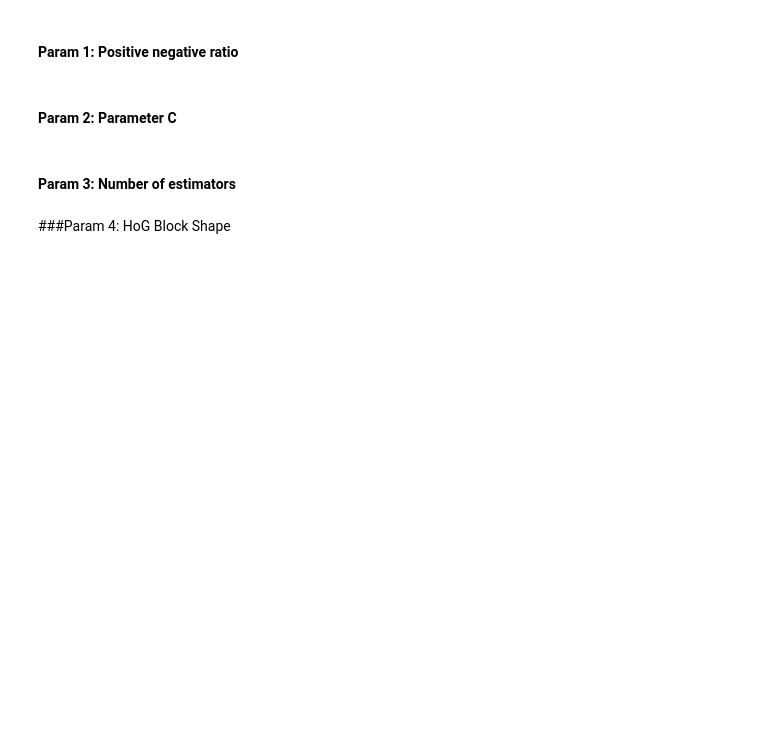
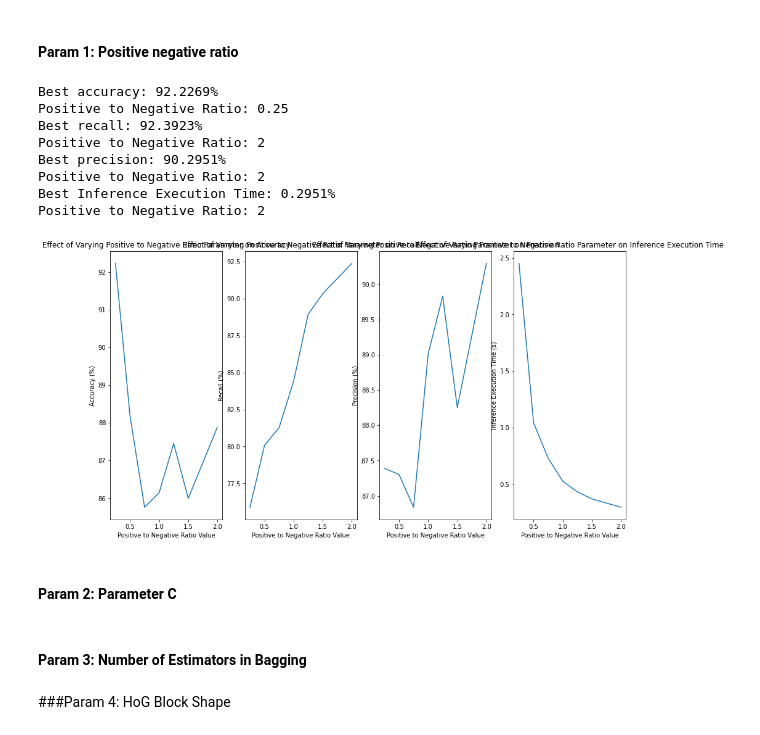
Before and after one commit to chrismartel/ECSE415-Project-G7, a Jupyter notebook: classification/classification.ipynb, the cells around one changed output. Cells and saved outputs as stored; diff of their text form; code cells hidden in the pictures; blank space fills up the shorter version.

```diff
--- a/classification/classification.ipynb
+++ b/classification/classification.ipynb
@@ -354,12 +372,13 @@ def dataset_statistics(sequences, statistic_types):
 # %%
 # Dataset parameters
 #number_of_negative_samples_per_sequence = 200
+positive_negative_ratio=1
 min_intersection_ratio = 0.8
 use_external_vehicle_samples = True
 number_of_external_vehicle_samples = 500
 
 # Build Dataset
-sequences = build_dataset(min_intersection_ratio=min_intersection_ratio, use_external_vehicle_samples=use_external_vehicle_samples, number_of_external_vehicle_samples=number_of_external_vehicle_samples)
+sequences = build_dataset(positive_negative_ratio=positive_negative_ratio, min_intersection_ratio=min_intersection_ratio, use_external_vehicle_samples=use_external_vehicle_samples, number_of_external_vehicle_samples=number_of_external_vehicle_samples)
 
 # Compute Image Statistics
 statistics = dataset_statistics(sequences, ['width','height','aspect_ratio','class_distribution'])
@@ -702,7 +720,6 @@ Inference Execution Time: 0.7666054566701254s
 #### Param 1: Positive negative ratio
 # %%
 # Dataset parameters
-#positive_negative_ratio = 1
 min_intersection_ratio = 0.8
 use_external_vehicle_samples = True
 
@@ -721,9 +738,9 @@ param_range = [0.25, 0.5, 0.75, 1, 1.25, 1.5, 2]
 
 recalls, accuracies, precisions, inference_exec_times = np.zeros(len(param_range)), np.zeros(len(param_range)), np.zeros(len(param_range)), np.zeros(len(param_range))
 
-for i, nb in enumerate(param_range):
+for i, param in enumerate(param_range):
   # Build Dataset
-  sequences = build_dataset(positive_negative_ratio=param_range, min_intersection_ratio=min_intersection_ratio, use_external_vehicle_samples=use_external_vehicle_samples)
+  sequences = build_dataset(positive_negative_ratio=param, min_intersection_ratio=min_intersection_ratio, use_external_vehicle_samples=use_external_vehicle_samples)
 
   # Preprocess
   features, labels = preprocess(sequences, (H,W), orientations, pixels_per_cell, cells_per_block)
@@ -741,37 +758,47 @@ param_name = "Positive to Negative Ratio"
 
 fig, axes = plt.subplots(1,4)
 fig.set_figheight(8)
 fig.set_figwidth(15)
 
 # Plot Accuracy
-axes[0].scatter(param_range,accuracies)
+axes[0].plot(param_range,accuracies)
 axes[0].set_title("Effect of Varying {param_name} Parameter on Accuracy".format(param_name=param_name))
 axes[0].set_xlabel("{param_name} Value".format(param_name=param_name))
 axes[0].set_ylabel("Accuracy (%)")
 print("Best accuracy: {acc:.4f}%\n{param_name}: {param}".format(acc=np.max(accuracies), param=param_range[np.argmax(accuracies)], param_name=param_name))
 
 # Plot Recall
-axes[1].scatter(param_range,recalls)
+axes[1].plot(param_range,recalls)
 axes[1].set_title("Effect of Varying {param_name} Parameter on Recall".format(param_name=param_name))
 axes[1].set_xlabel("{param_name} Value".format(param_name=param_name))
 axes[1].set_ylabel("Recall (%)")
 print("Best recall: {rec:.4f}%\n{param_name}: {param}".format(rec=np.max(recalls), param=param_range[np.argmax(recalls)],param_name=param_name))
 
 # Plot Precision
-axes[2].scatter(param_range,precisions)
+axes[2].plot(param_range,precisions)
 axes[2].set_title("Effect of Varying {param_name} Parameter on Precision".format(param_name=param_name))
 axes[2].set_xlabel("{param_name} Value".format(param_name=param_name))
 axes[2].set_ylabel("Precision (%)")
 print("Best precision: {prec:.4f}%\n{param_name}: {param}".format(prec=np.max(precisions), param=param_range[np.argmax(precisions)], param_name=param_name))
 
 # Plot Inference Execution Time
-axes[3].scatter(param_range,inference_exec_times)
+axes[3].plot(param_range,inference_exec_times)
 axes[3].set_title("Effect of Varying {param_name} Parameter on Inference Execution Time".format(param_name=param_name))
 axes[3].set_xlabel("{param_name} Value".format(param_name=param_name))
 axes[3].set_ylabel("Inference Execution Time (s)")
 print("Best Inference Execution Time: {exec:.4f}%\n{param_name}: {param}".format(exec=np.min(inference_exec_times), param=param_range[np.argmin(inference_exec_times)], param_name=param_name))
 
 plt.show()
+# %% [output]
+Best accuracy: 92.2269%
+Positive to Negative Ratio: 0.25
+Best recall: 92.3923%
+Positive to Negative Ratio: 2
+Best precision: 90.2951%
+Positive to Negative Ratio: 2
+Best Inference Execution Time: 0.2951%
+Positive to Negative Ratio: 2
+[figure, added]
 # %% [markdown]
 #### Param 2: Parameter C
 # %%
@@ -847,7 +874,7 @@ print("Best Inference Execution Time: {exec:.4f}%\n{param_name}: {param}".format
 
 plt.show()
 # %% [markdown]
-#### Param 3: Number of estimators
+#### Param 3: Number of Estimators in Bagging
 # %%
 # Dataset parameters
 positive_negative_ratio = 1
```
Also changed, not shown: parts of 6 cells of this notebook.
